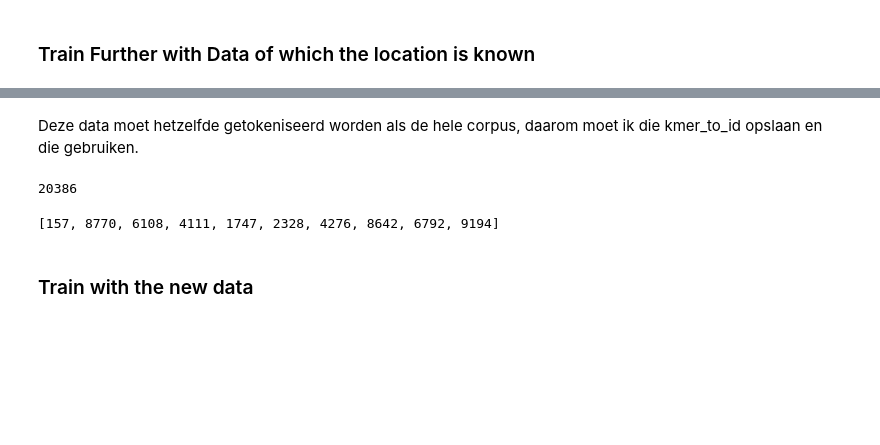
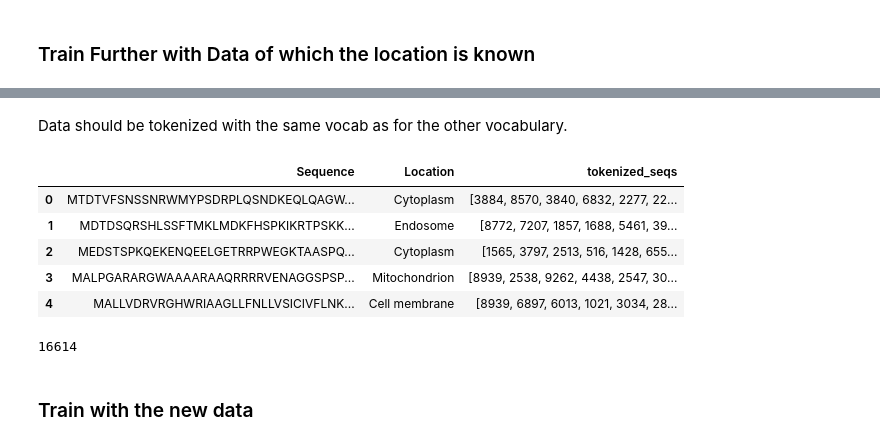
Before and after one commit to Mees-Molenaar/protein_location, a Jupyter notebook: notebooks/AminoAcidLM.ipynb, the cells around one changed output, grey strips where cells are left out. Cells and saved outputs as stored; diff of their text form; code cells hidden in the pictures; blank space fills up the shorter version.

```diff
--- a/notebooks/AminoAcidLM.ipynb
+++ b/notebooks/AminoAcidLM.ipynb
@@ -384,28 +621,25 @@ len(df)
-# %% [markdown]
-Deze data moet hetzelfde getokeniseerd worden als de hele corpus, daarom moet ik die kmer_to_id opslaan en die gebruiken.
-# %%
-# Tokenize the protein sequence to integers
-tokenized = []
-for i, protein_seq in enumerate(df['Sequence']):
-    sequence = []
-    for i in  range(len(protein_seq) - (KMER_SIZE -1)):
-        # Convert kmer to integer
-        kmer = protein_seq[i: i + KMER_SIZE]
-
-        try:
-          sequence.append(kmer_to_id[kmer])
-        except:
-          # If the KMER is for some unknown reason not in the vocab then delete the row from the dataframe
-          df.drop(i, inplace=True)
-
-    tokenized.append(sequence)
-# %%
-len(df)
-# %% [output]
-20386
-# %%
-tokenized[0][:10]
-# %% [output]
-[157, 8770, 6108, 4111, 1747, 2328, 4276, 8642, 6792, 9194]
+# %% [markdown]
+Data should be tokenized with the same vocab as for the other vocabulary.
+# %%
+# Load the vocabolary from the Language Model
+vocab_save_file = '/content/content/MyDrive/LM_vocab.pkl'
+vocab = pickle.load(open(vocab_save_file, 'rb'))
+# %%
+# Tokenize the protein sequence
+df, vocab_sz, kmer_to_id, id_to_kmer = tokenize(df, 'Sequence', KMER_SIZE, vocab)
+# %%
+df.head(5)
+# %% [output]
+|  | Sequence | Location | tokenized_seqs |
+| 0 | MTDTVFSNSSNRWMYPSDRPLQSNDKEQLQAGW... | Cytoplasm | [3884, 8570, 3840, 6832, 2277, 22... |
+| 1 | MDTDSQRSHLSSFTMKLMDKFHSPKIKRTPSKK... | Endosome | [8772, 7207, 1857, 1688, 5461, 39... |
+| 2 | MEDSTSPKQEKENQEELGETRRPWEGKTAASPQ... | Cytoplasm | [1565, 3797, 2513, 516, 1428, 655... |
+| 3 | MALPGARARGWAAAARAAQRRRRVENAGGSPSP... | Mitochondrion | [8939, 2538, 9262, 4438, 2547, 30... |
+| 4 | MALLVDRVRGHWRIAAGLLFNLLVSICIVFLNK... | Cell membrane | [8939, 6897, 6013, 1021, 3034, 28... |
+# %%
+df.dropna(inplace=True)
+len(df)
+# %% [output]
+16614
 # %%
 data = []
```
Also changed, not shown: parts of 35 cells of this notebook, 1 other file.
